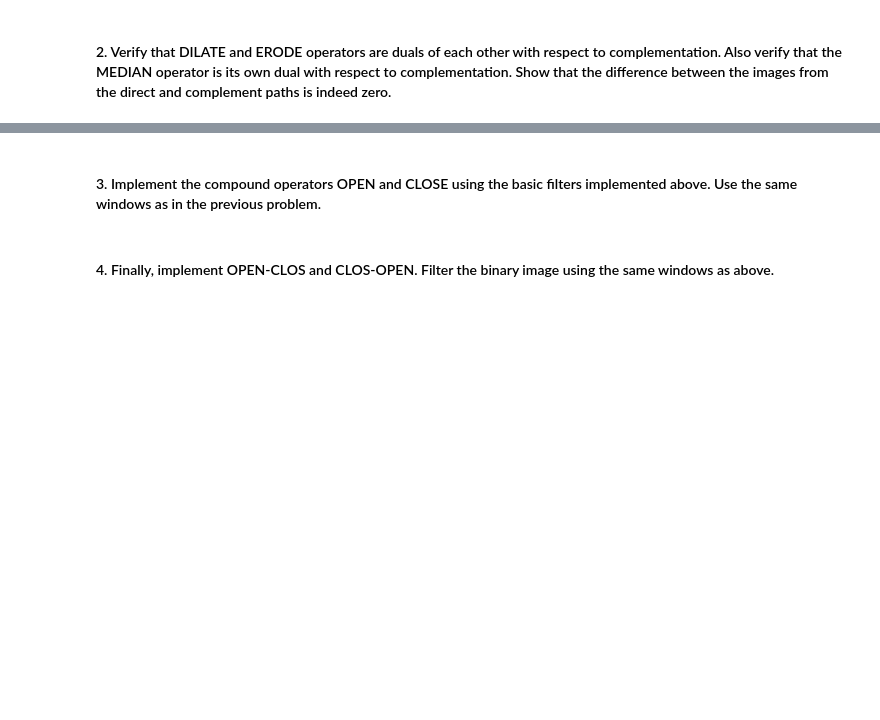
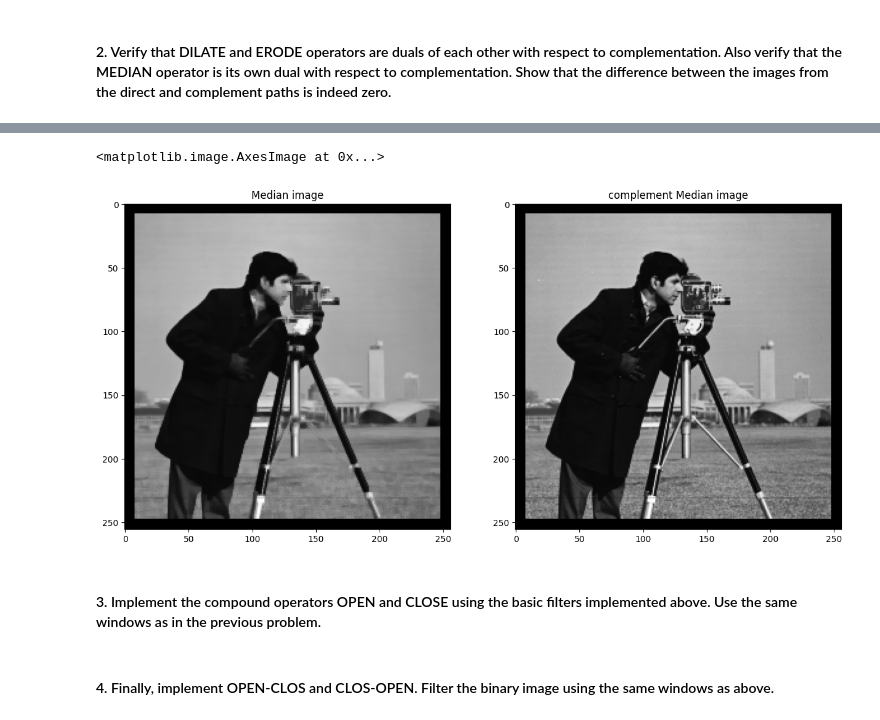
Before and after one commit to shashankkapoor/Digital_Image_Processing_EE608, a Jupyter notebook: s22022_hw3/s22022_hw3.ipynb, the cells around one changed output, grey strips where cells are left out. Cells and saved outputs as stored; diff of their text form; code cells hidden in the pictures; blank space fills up the shorter version.

```diff
--- a/s22022_hw3/s22022_hw3.ipynb
+++ b/s22022_hw3/s22022_hw3.ipynb
@@ -460,2 +487,17 @@ ax[1,1].imshow(result_1[4], cmap='gray')
+# %%
+kernel = np.array([[0, 0, 1, 0, 0],
+                    [0, 0, 1, 0, 0],
+                    [1, 1, 1, 1, 1],
+                    [0, 0, 1, 0, 0],
+                    [0, 0, 1, 0, 0]], dtype=np.uint8)
+
+fig, ax = plt.subplots(1, 2, figsize=(15, 10),sharex=True, )
+ax[0].set_title("Median image")
+ax[0].imshow(median(binary_image_1, kernel), cmap='gray')
+ax[1].set_title("complement Median image")
+ax[1].imshow(binary_image_1, cmap='gray')
+# %% [output]
+<matplotlib.image.AxesImage at 0x...>
+[figure, added]
 # %% [markdown]
 #### 3. Implement the compound operators OPEN and CLOSE using the basic filters implemented above. Use the same windows as in the previous problem.
```
Also changed, not shown: parts of 7 cells of this notebook, 12 other files.
